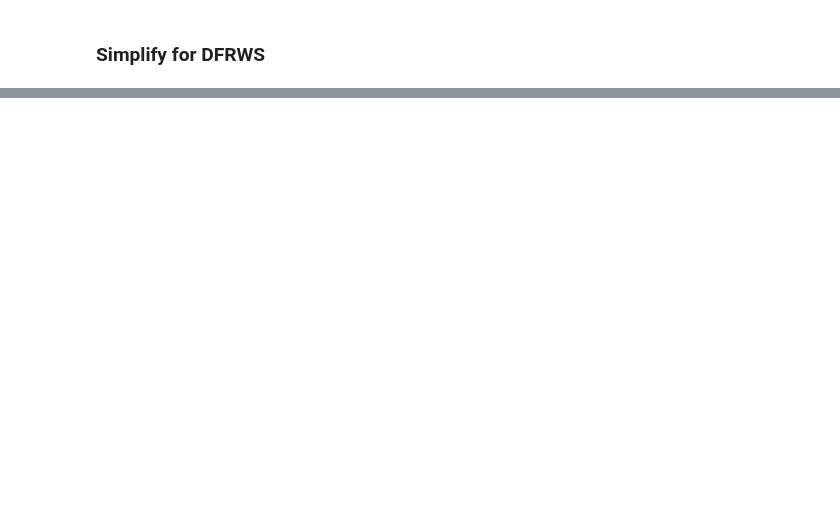
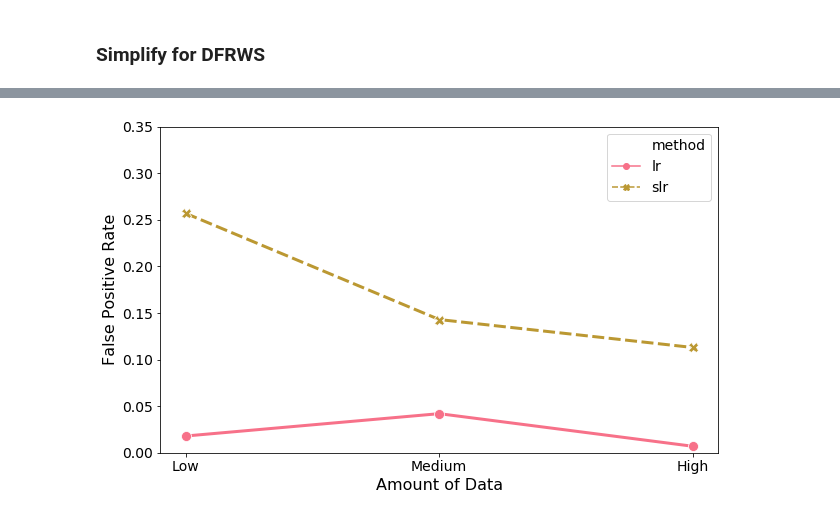
Before and after one commit to galbraic/spatial-assocr, a Jupyter notebook: notebooks/DFRWS_USA_2020_Orange_County.ipynb, the cells around one changed output, grey strips where cells are left out. Drawn from its saved outputs; the diff is of its cells as text; code cells hidden in the pictures; blank space fills up the shorter version.

```diff
--- a/notebooks/DFRWS_USA_2020_Orange_County.ipynb
+++ b/notebooks/DFRWS_USA_2020_Orange_County.ipynb
@@ -954,2 +943,9 @@ plt.show()
 # %% [markdown]
 ### Simplify for DFRWS
+# %%
+sc = ['emd_wt_user', 'lr_alpha_80']
+simple = rslt.loc[(rslt.bin_a == rslt.bin_b) &
+                  (rslt.score.isin(sc)) &
+                  (rslt.method != 'cmp')]
+simple['x'] = simple.bin_a.cat.codes
+simple
@@ -955,0 +960,23 @@ plt.show()
+# %%
+f, ax = plt.subplots(figsize=(10,6))
+
+sns.lineplot(
+    x='x',
+    y='fp',
+    data=simple,
+    hue='method',
+    style='method',
+    markers=True,
+    markersize=10,
+    linewidth=3
+)
+ax.set_xticklabels(['Low', 'Medium', 'High'])
+ax.set_ylim((0,0.35))
+
+plt.xticks([0,1,2])
+plt.xlabel('Amount of Data')
+plt.ylabel('False Positive Rate')
+
+plt.show()
+# %% [output]
+[figure, added]
```
Also changed, not shown: parts of 26 cells of this notebook, 26 other files.
